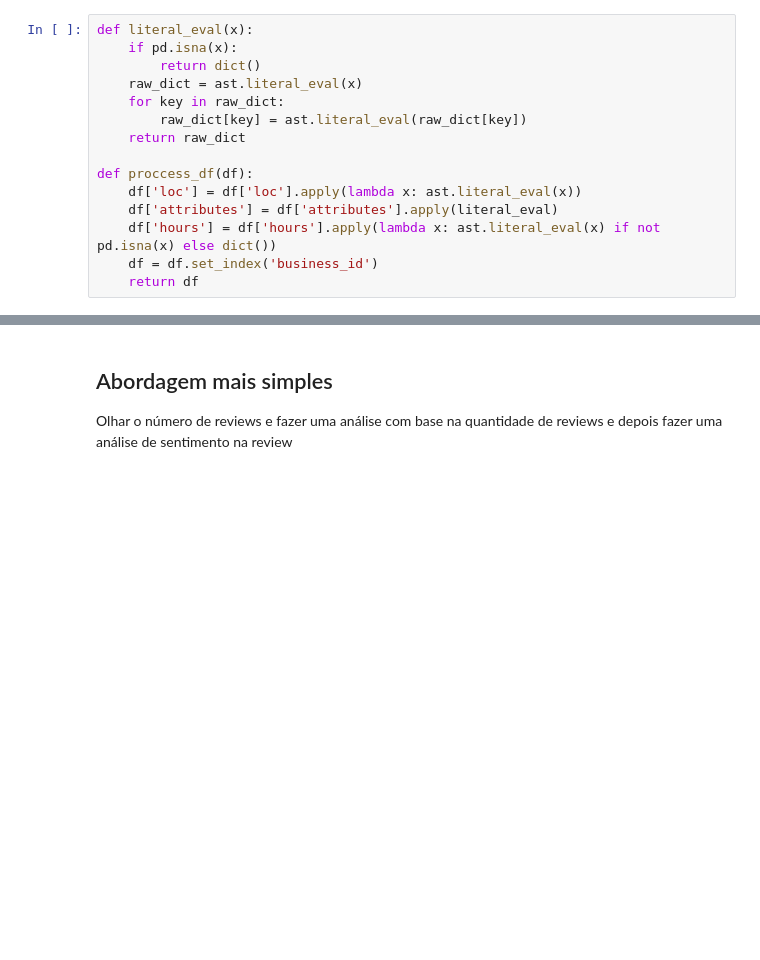
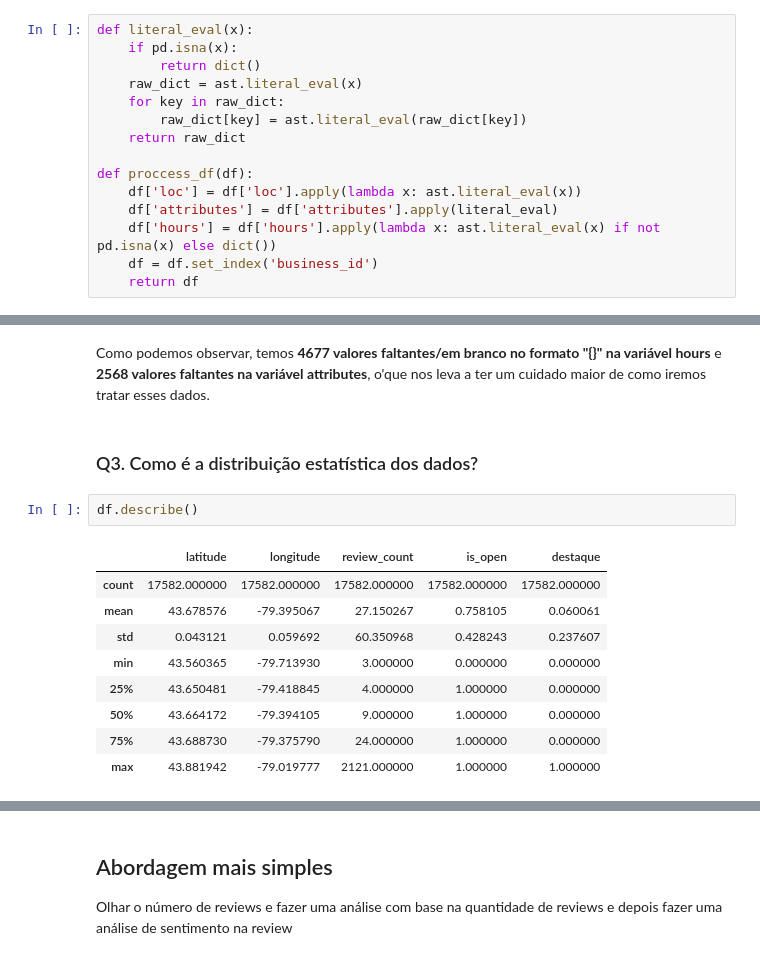
Before and after one commit to guilherme9718/desafio-mineracao-dados, a Jupyter notebook: Análise exploratória.ipynb, the cells around one changed output, grey strips where cells are left out. Cells and saved outputs as stored; diff of their text form; blank space fills up the shorter version.

```diff
--- a/Análise exploratória.ipynb
+++ b/Análise exploratória.ipynb
@@ -37,0 +161,16 @@ df.head(10)
+# %% [markdown]
+Como podemos observar, temos **4677 valores faltantes/em branco no formato "{}" na variável hours** e **2568 valores faltantes na variável attributes**, o'que nos leva a ter um cuidado maior de como iremos tratar esses dados.
+# %% [markdown]
+### Q3. Como é a distribuição estatística dos dados?
+# %%
+df.describe()
+# %% [output]
+|  | latitude | longitude | review_count | is_open | destaque |
+| count | 17582.000000 | 17582.000000 | 17582.000000 | 17582.000000 | 17582.000000 |
+| mean | 43.678576 | -79.395067 | 27.150267 | 0.758105 | 0.060061 |
+| std | 0.043121 | 0.059692 | 60.350968 | 0.428243 | 0.237607 |
+| min | 43.560365 | -79.713930 | 3.000000 | 0.000000 | 0.000000 |
+| 25% | 43.650481 | -79.418845 | 4.000000 | 1.000000 | 0.000000 |
+| 50% | 43.664172 | -79.394105 | 9.000000 | 1.000000 | 0.000000 |
+| 75% | 43.688730 | -79.375790 | 24.000000 | 1.000000 | 0.000000 |
+| max | 43.881942 | -79.019777 | 2121.000000 | 1.000000 | 1.000000 |
```
Also changed, not shown: parts of 12 cells of this notebook.
